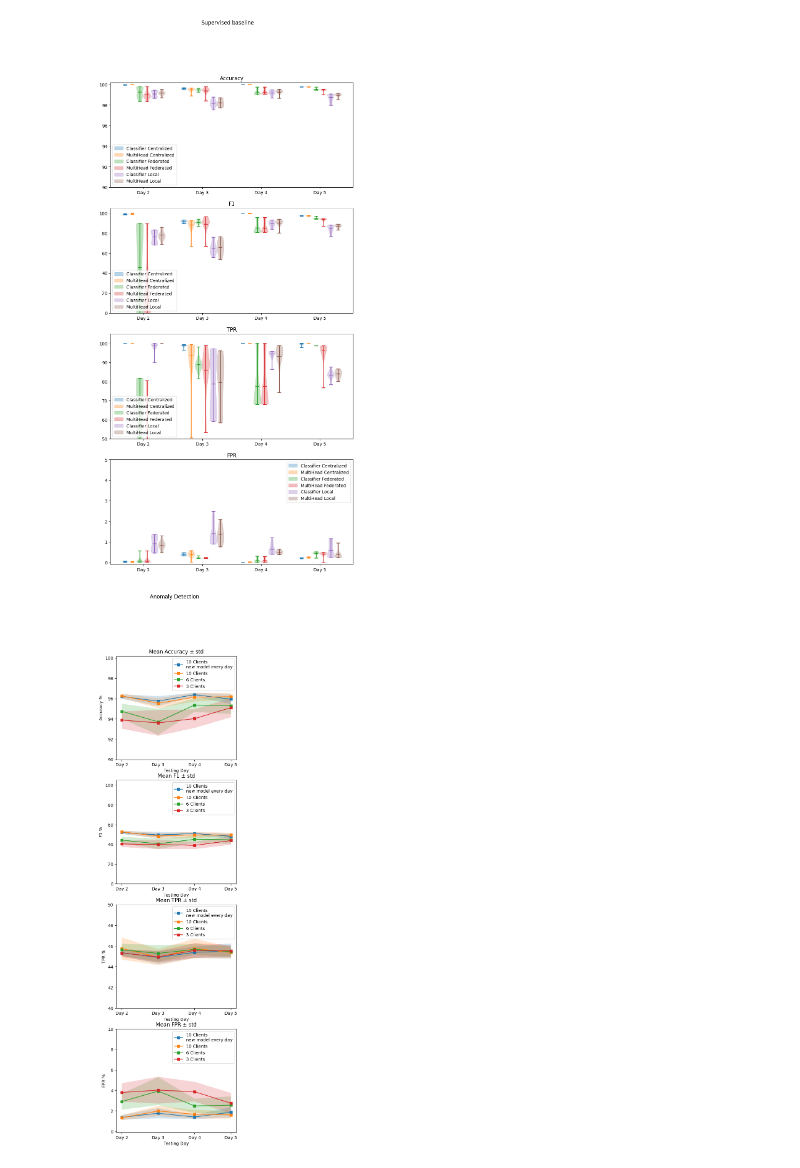
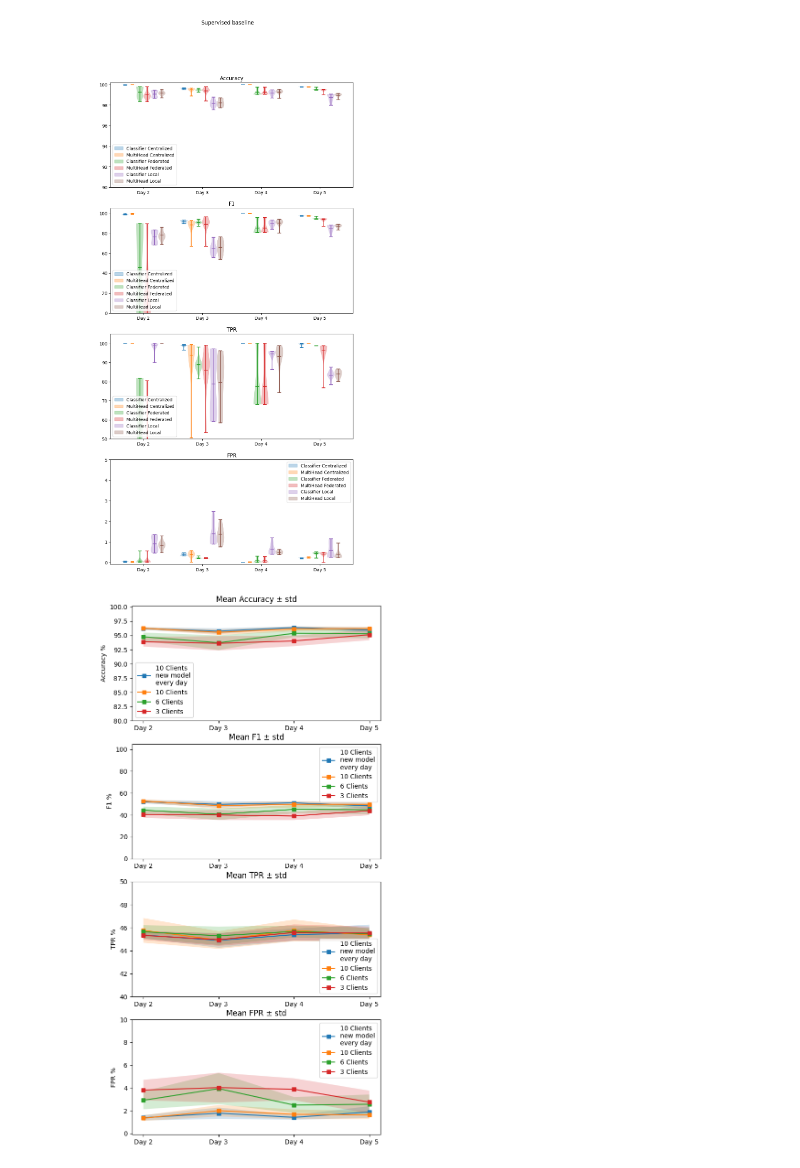
Before and after one commit to stratosphereips/feel_project, a Jupyter notebook: analysis/experiment_results.ipynb, the cells around one changed output. Saved outputs shown, nothing was run; the diff lists cells and outputs as text; code cells hidden in the pictures.

Commit message:
Clean up * moved experiment configs into their own directories * jupyter notebook with tables ang graphs for the theses

```diff
--- a/analysis/experiment_results.ipynb
+++ b/analysis/experiment_results.ipynb
@@ -224,11 +225,12 @@ class Results:
 # %%
-# results_path = experiments_dir / experiments[0] / 'results' / '00' / 'day1_764492587_federated_results.pckl'
-results_path = experiments_dir / 'experiment_exp_ad_v1_True_v2_3/results/00/day1_782526238_centralized_results.pckl'
-with results_path.open('rb') as f:
-    results = pickle.load(f)
-#res2_path = experiments_dir / 'experiment_default' / 'results' / '00' / 'day2_848924392_federated_results.pckl'
-
-complete = CompleteResult.from_centralized(results_path)
+# results_path = experiments_dir / 'experiment_exp_sup_v1_False_v2_True_v4_scenario_no_vaccine/results/00/day1_637759973_centralized_results.pckl'
+# results_path.parent.exists()
+# results_path = experiments_dir / 'experiment_exp_ad_v1_True_v2_3/results/00/day1_782526238_centralized_results.pckl'
+# with results_path.open('rb') as f:
+#     results = pickle.load(f)
+# #res2_path = experiments_dir / 'experiment_default' / 'results' / '00' / 'day2_848924392_federated_results.pckl'
+#
+# complete = CompleteResult.from_centralized(results_path)
 # res = Results.from_complete(complete)
 
 #complete_2 = CompleteResult.from_fed(res2_path)
@@ -387,3 +371,3 @@ results = {exp: ExperimentResult(experiments_dir / exp) for exp in experiments}
 # %%
-for res_name, res in results.items():
-    plot_result(res, f'{res_name}\n{parse_experiment_name(res_name)}')
+#for res_name, res in results.items():
+#    plot_result(res, f'{res_name}\n{parse_experiment_name(res_name)}')
@@ -503,13 +533,20 @@ def format_metric(val, std, decimals=2):
 multihead_res = results['experiment_exp_sup_v1_False']
 cls_res = results['experiment_exp_sup_v1_True']
 
+experiemts_res = [
+    ('S4 Multihead Model', results['experiment_exp_sup_v1_False_v2_True_v4_scenario']),
+    ('S4 Classifier Only Model', results['experiment_exp_sup_v1_True_v2_True_v4_scenario']),
+    ('S3+S4 Multihead Model', results['experiment_exp_sup_v1_False_v2_False_v4_scenario']),
+    ('S3+S4 Classifier Only Model', results['experiment_exp_sup_v1_True_v2_False_v4_scenario']),
+]
+
 model_results = {}
-for model_name, model_res in [('Multihead\nModel', multihead_res), ('Classifier', cls_res)]:
+for model_name, model_res in experiemts_res:
     metric_dfs = {}
     for metric_name, metric in [('Acc', 'acc'), ('TPR', 'tpr'), ('FPR', 'fpr'), ('F1', 'f1')]:
         day_dics = defaultdict(lambda: defaultdict(dict))
         for i, day_res in enumerate(model_res.days, start=2):
-            for exp_name, res in (('Centralized', day_res.cent), ('Federated', day_res.fed), ('Local', day_res.local)):
+            for exp_name, res in (('Cent.', day_res.cent), ('Fed.', day_res.fed), ('Local', day_res.local)):
                 day_dics[f'Day {i}'][exp_name][f'${metric_name} \pm std$'] = format_metric(res.data[metric].iloc[0], res.data[f'{metric}_std'].iloc[0])
 
 
@@ -521,12 +558,13 @@ for model_name, model_res in [('Multihead\nModel', multihead_res), ('Classifier'
 
 df = pd.concat(model_results, axis=0)
 
+
 print(df.style.to_latex(
     column_format='rr|ccc|ccc|ccc|ccc',
     multirow_align='c',
     multicol_align='c',
     hrules=True,
-    label='tab:exp-sup-baseline',
+    label='tab:exp-sup-scenario',
     caption='',
 )
       .replace('\\textbackslash ', '\\')
@@ -667,39 +903,39 @@ def _plot_result(res, name, axs, metric, metric_name):
     axs.set_xticks(range(4), [f'Day {i + 2}' for i in range(4)])
     axs.set_title(f'Mean {metric_name} ± std')
 
-    axs.set_xlabel('Testing Day')
+    #axs.set_xlabel('Testing Day')
     axs.set_ylabel(f'{metric_name} %')
 
     return axs
 
 
 def plot_ad(results, title, ylims=ylims):
-    fig, axs = plt.subplots(4, 1, figsize=(5, 20))
+    fig, axs = plt.subplots(4, 1, figsize=(7, 15))
     fig.set_tight_layout(False)
     for i, res in results.items():
         _plot_result(res, i, axs[0], 'acc', 'Accuracy')
         _plot_result(res, i, axs[1], 'f1', 'F1')
         _plot_result(res, i, axs[2], 'tpr', 'TPR')
         _plot_result(res, i, axs[3], 'fpr', 'FPR')
 
     # new_ylims = []
     # for ax, (y_max, y_min) in zip(axs, ylims):
     #     ax_min, ax_max = ax.get_ylim()
     #     new_ylims.append([max(y_max, ax_max), min(y_min, ax_min)])
     # ylims = new_ylims
     for ax, (y_max, y_min) in zip(axs, ylims):
         ax.legend()
         ax.set_ylim((y_min, y_max))
 
-    fig.suptitle(title)
+    #fig.suptitle(title)
     plt.show()
 
 results_ad = {
-    '10 Clients\nnew model every day': results['experiment_exp_ad_v1_False_v2_10'],
+    '10 Clients\nnew model\nevery day': results['experiment_exp_ad_v1_False_v2_10'],
     '10 Clients': results['experiment_exp_ad_v1_True_v2_10'],
     '6 Clients': results['experiment_exp_ad_v1_True_v2_6'],
     '3 Clients': results['experiment_exp_ad_v1_True_v2_3']
    }
-plot_ad(results_ad, "Anomaly Detection", [[100.2, 90], [105, 0], [50, 40], [10, -0.1]])
+plot_ad(results_ad, "Anomaly Detection", [[100.2, 80], [105, 0], [50, 40], [10, -0.1]])
 # %% [output]
-[figure, old version]
+[figure, new version]
```
Also changed, not shown: parts of 23 cells of this notebook, 19 other files.
